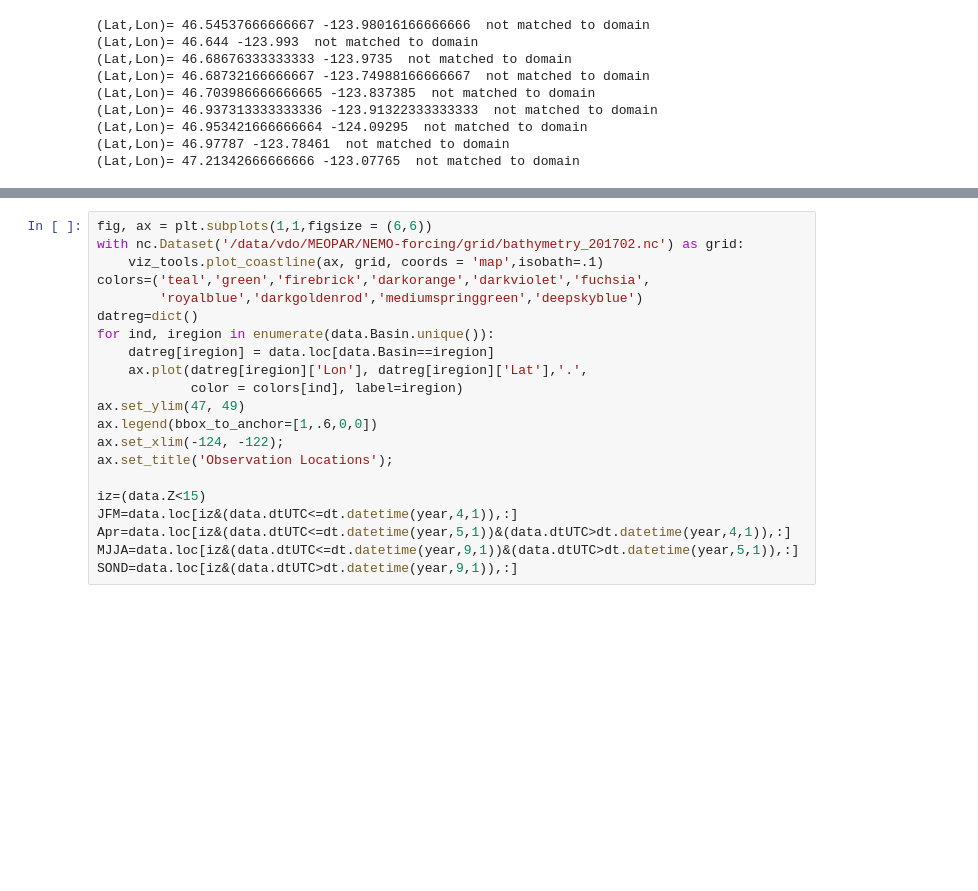
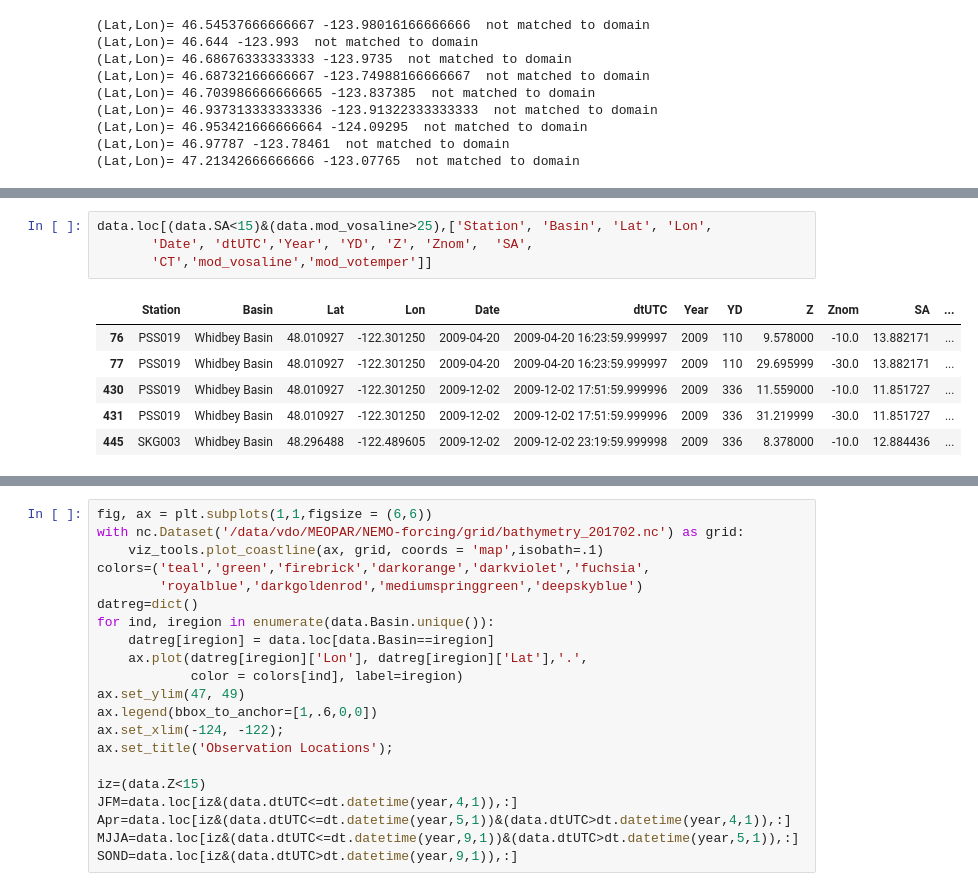
Before and after one commit to SalishSeaCast/analysis-elise-2, a Jupyter notebook: notebooks/bioTuning/HC1905-varvar/Puget_WADE_Example_2009.ipynb, the cells around one changed output, grey strips where cells are left out. Cells and saved outputs as stored; diff of their text form; blank space fills up the shorter version.

```diff
--- a/notebooks/bioTuning/HC1905-varvar/Puget_WADE_Example_2009.ipynb
+++ b/notebooks/bioTuning/HC1905-varvar/Puget_WADE_Example_2009.ipynb
@@ -242,0 +277,11 @@ with nc.Dataset('/data/eolson/results/MEOPAR/NEMO-forcing-new/grid/bathymetry_20
+# %%
+data.loc[(data.SA<15)&(data.mod_vosaline>25),['Station', 'Basin', 'Lat', 'Lon',
+       'Date', 'dtUTC','Year', 'YD', 'Z', 'Znom',  'SA',
+       'CT','mod_vosaline','mod_votemper']]
+# %% [output]
+|  | Station | Basin | Lat | Lon | Date | dtUTC | Year | YD | Z | Znom | SA | ... |
+| 76 | PSS019 | Whidbey Basin | 48.010927 | -122.301250 | 2009-04-20 | 2009-04-20 16:23:59.999997 | 2009 | 110 | 9.578000 | -10.0 | 13.882171 | ... |
+| 77 | PSS019 | Whidbey Basin | 48.010927 | -122.301250 | 2009-04-20 | 2009-04-20 16:23:59.999997 | 2009 | 110 | 29.695999 | -30.0 | 13.882171 | ... |
+| 430 | PSS019 | Whidbey Basin | 48.010927 | -122.301250 | 2009-12-02 | 2009-12-02 17:51:59.999996 | 2009 | 336 | 11.559000 | -10.0 | 11.851727 | ... |
+| 431 | PSS019 | Whidbey Basin | 48.010927 | -122.301250 | 2009-12-02 | 2009-12-02 17:51:59.999996 | 2009 | 336 | 31.219999 | -30.0 | 11.851727 | ... |
+| 445 | SKG003 | Whidbey Basin | 48.296488 | -122.489605 | 2009-12-02 | 2009-12-02 23:19:59.999998 | 2009 | 336 | 8.378000 | -10.0 | 12.884436 | ... |
```
Also changed, not shown: parts of 14 cells of this notebook, 1 other file.
